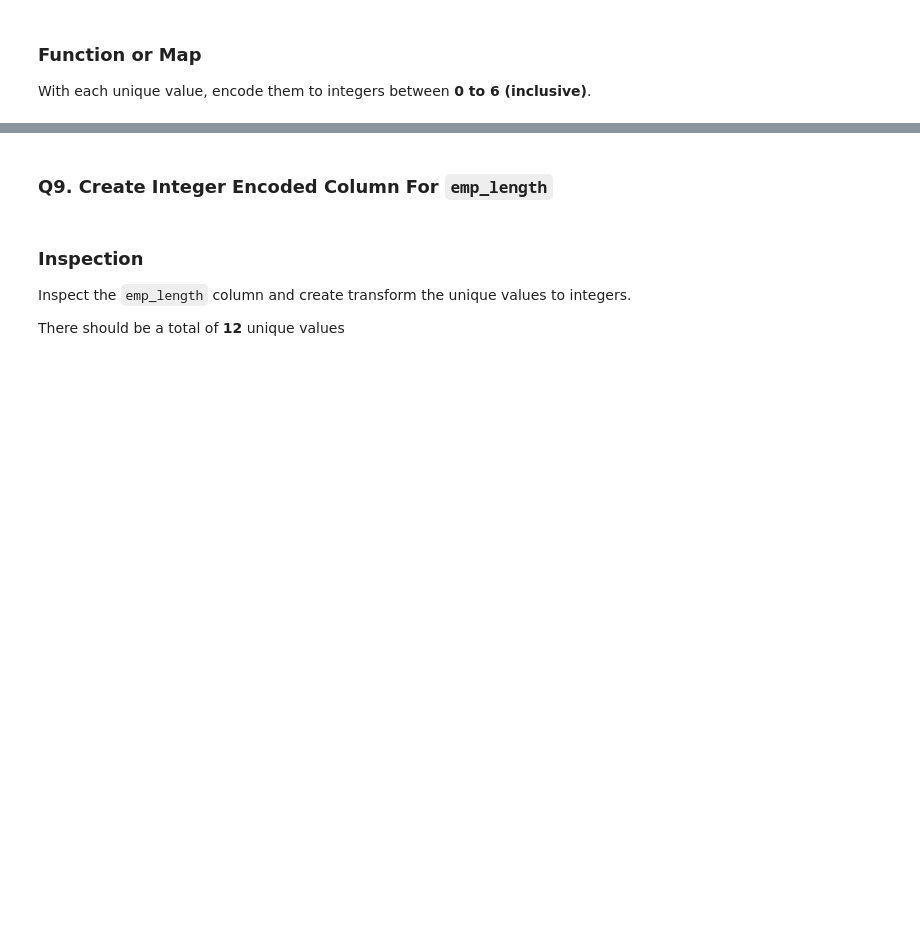
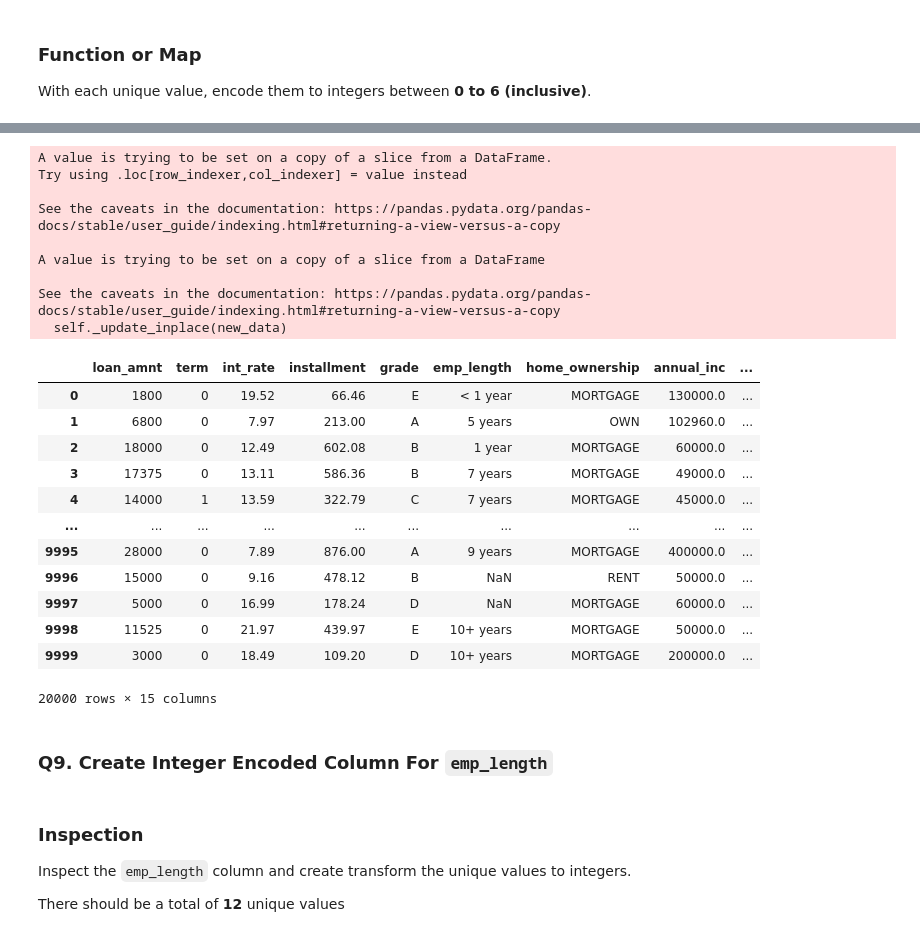
Before and after one commit to helloitsm3/DS102, a Jupyter notebook: Lesson 01/Problem Sets/FirstName_LastName Hackwagon Academy DS102 - Problem Set 1.ipynb, the cells around one changed output, grey strips where cells are left out. Saved outputs shown, nothing was run; the diff lists cells and outputs as text; code cells hidden in the pictures; blank space fills up the shorter version.

```diff
--- a/Lesson 01/Problem Sets/FirstName_LastName Hackwagon Academy DS102 - Problem Set 1.ipynb
+++ b/Lesson 01/Problem Sets/FirstName_LastName Hackwagon Academy DS102 - Problem Set 1.ipynb
@@ -256,9 +256,9 @@ array([' 36 months', ' 60 months'], dtype=object)
 With each unique value, encode them to integers between <b>0 to 1 </b>.
 # %%
 def int_encode_term():
-    comb_loans.replace([' 36 months'], 0, inplace=True)
-    comb_loans.replace([' 60 months'], 1, inplace=True)
-    return comb_loans["term"]
+    loans_relevant_df.replace([' 36 months'], 0, inplace=True)
+    loans_relevant_df.replace([' 60 months'], 1, inplace=True)
+    return loans_relevant_df
 # %% [markdown]
 ### Apply
 
@@ -268,6 +268,7 @@ Using the above function, `apply` it to the `term` column and create a new colum
 
 <img src="https://i.imgur.com/6u3kb7k.png">
 # %%
-comb_loans["term_int"] = int_encode_term()
-comb_loans[["purpose", "dti", "delinq_2yrs", "loan_status", "term_int"]]
+loans_relevant_df["term_int"] = int_encode_term()["term"]
+loans_relevant_df
+loans_relevant_df[["purpose", "dti", "delinq_2yrs", "loan_status", "term_int"]]
 # %% [output]
@@ -301,0 +308,3 @@ array(['A', 'B', 'C', 'D', 'E', 'F', 'G'], dtype=object)
+# %%
+unique_grade = np.unique(loans_relevant_df["grade"])
+unique_grade
@@ -311,3 +317,9 @@ SyntaxError: invalid syntax (<ipython-input-19-a5eaec36afa8>, line 2)
+# %%
+def encode_grade():
+    loans_relevant_df["grade_int"] = loans_relevant_df["grade"]
+    grade_arr = unique_grade
+    for index, grade in enumerate(grade_arr):
+        loans_relevant_df["grade_int"].replace(grade, index, inplace=True)
 # %% [markdown]
 ### Apply
 
@@ -316,6 +328,33 @@ Using the above function, `apply` it to the `grade` column and create a new colu
 **Expected Output**:
 
 <img src="https://i.imgur.com/yM0aZgN.png">
+# %%
+encode_grade()
+loans_relevant_df[["delinq_2yrs", "loan_status", "term_int", "grade_int"]].head()
+loans_relevant_df
+# %% [output]
+A value is trying to be set on a copy of a slice from a DataFrame.
+Try using .loc[row_indexer,col_indexer] = value instead
+
+See the caveats in the documentation: https://pandas.pydata.org/pandas-docs/stable/user_guide/indexing.html#returning-a-view-versus-a-copy
+
+A value is trying to be set on a copy of a slice from a DataFrame
+
+See the caveats in the documentation: https://pandas.pydata.org/pandas-docs/stable/user_guide/indexing.html#returning-a-view-versus-a-copy
+  self._update_inplace(new_data)
+|  | loan_amnt | term | int_rate | installment | grade | emp_length | home_ownership | annual_inc | ... |
+| 0 | 1800 | 0 | 19.52 | 66.46 | E | < 1 year | MORTGAGE | 130000.0 | ... |
+| 1 | 6800 | 0 | 7.97 | 213.00 | A | 5 years | OWN | 102960.0 | ... |
+| 2 | 18000 | 0 | 12.49 | 602.08 | B | 1 year | MORTGAGE | 60000.0 | ... |
+| 3 | 17375 | 0 | 13.11 | 586.36 | B | 7 years | MORTGAGE | 49000.0 | ... |
+| 4 | 14000 | 1 | 13.59 | 322.79 | C | 7 years | MORTGAGE | 45000.0 | ... |
+| ... | ... | ... | ... | ... | ... | ... | ... | ... | ... |
+| 9995 | 28000 | 0 | 7.89 | 876.00 | A | 9 years | MORTGAGE | 400000.0 | ... |
+| 9996 | 15000 | 0 | 9.16 | 478.12 | B | NaN | RENT | 50000.0 | ... |
+| 9997 | 5000 | 0 | 16.99 | 178.24 | D | NaN | MORTGAGE | 60000.0 | ... |
+| 9998 | 11525 | 0 | 21.97 | 439.97 | E | 10+ years | MORTGAGE | 50000.0 | ... |
+| 9999 | 3000 | 0 | 18.49 | 109.20 | D | 10+ years | MORTGAGE | 200000.0 | ... |
+20000 rows × 15 columns
 # %%
 ## TA/INSTRUCTOR ONLY
 ## MARKS AWARDED: /1
```
Also changed, not shown: parts of 25 cells of this notebook, 2 other files.
